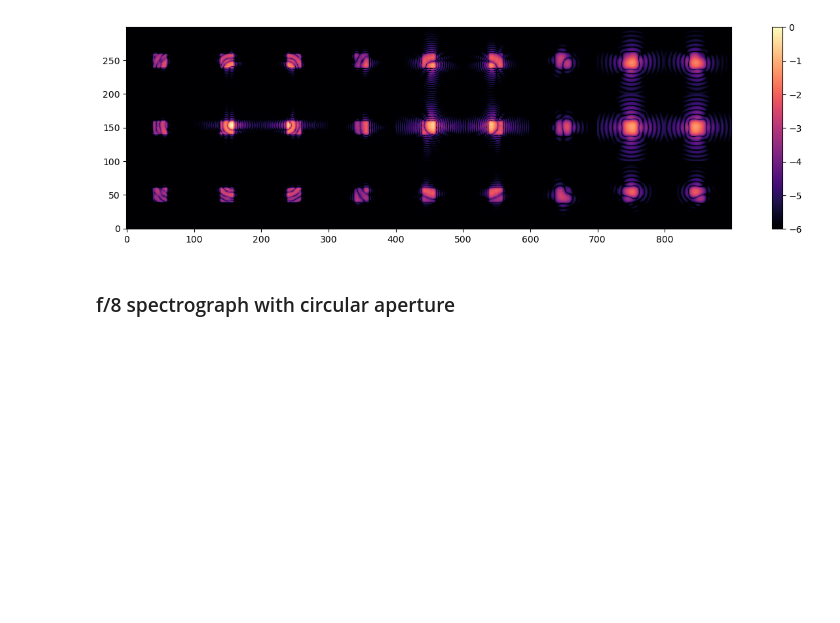
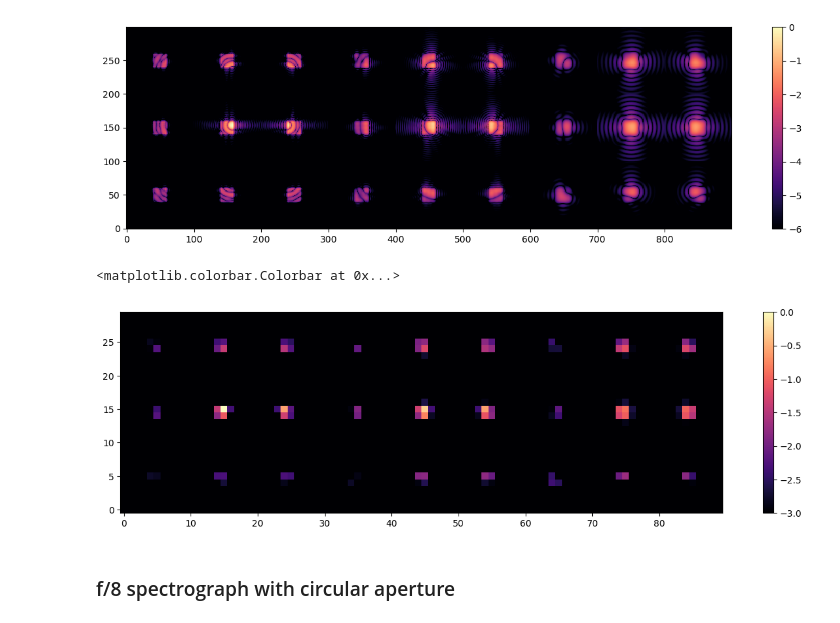
Before and after one commit to adambolton/optics-notebooks, a Jupyter notebook: bigre_spectro_spots.ipynb, the cells around one changed output. Cells and saved outputs as stored; diff of their text form; code cells hidden in the pictures; blank space fills up the shorter version.

```diff
--- a/bigre_spectro_spots.ipynb
+++ b/bigre_spectro_spots.ipynb
@@ -136,6 +146,15 @@ print(big_im_04.sum(), big_im_08.sum(), big_im_16.sum())
 # %% [output]
 0.7940832186611203 0.668961246002145 0.4731787672835036
 [figure]
+# %%
+pix_im_all = skimage.measure.block_reduce(big_im_all, block_size=10, func=np.sum)
+plt.figure(figsize=(16,4))
+plt.imshow(np.log10(pix_im_all/pix_im_all.max()), origin='lower', cmap='magma',
+           interpolation='nearest', vmin=-3, vmax=0)
+plt.colorbar()
+# %% [output]
+<matplotlib.colorbar.Colorbar at 0x...>
+[figure, added]
 # %% [markdown]
 ### f/8 spectrograph with circular aperture
 # %%
```
Also changed, not shown: parts of 6 cells of this notebook.
